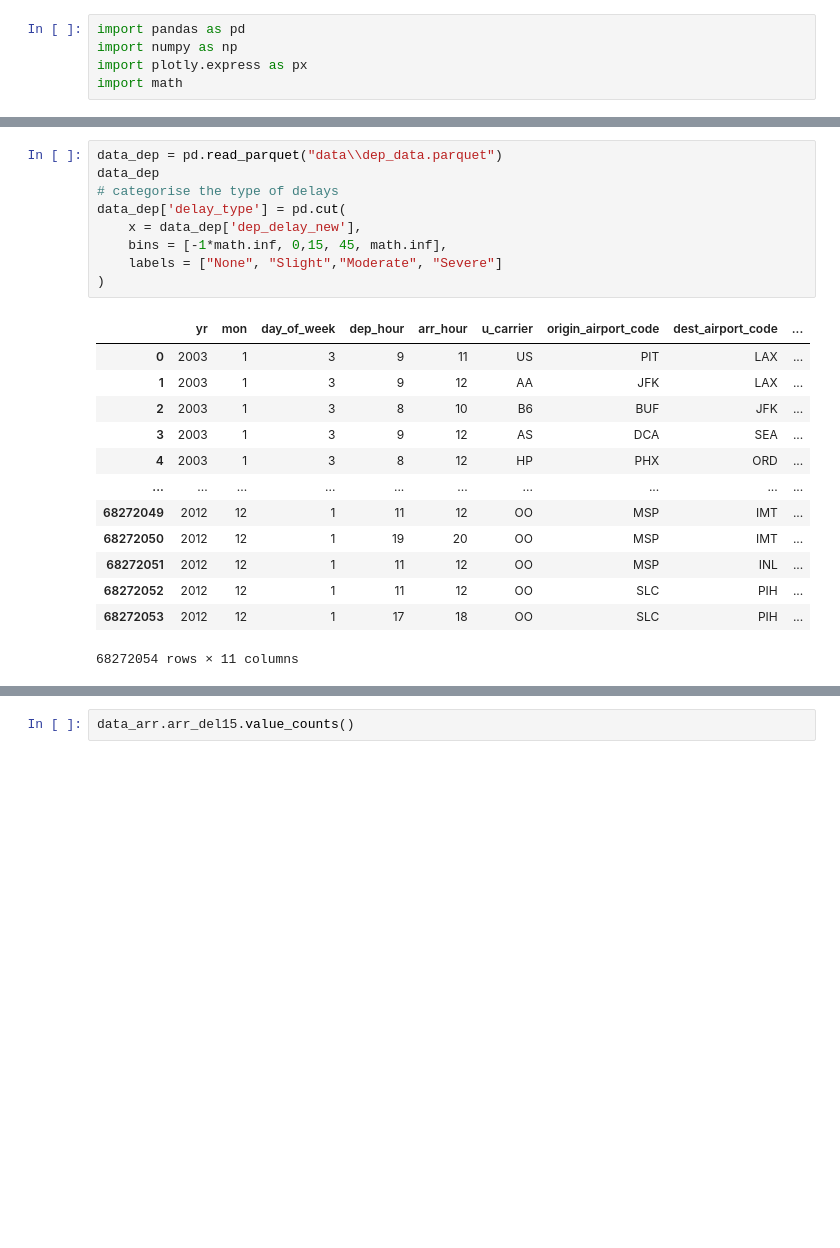
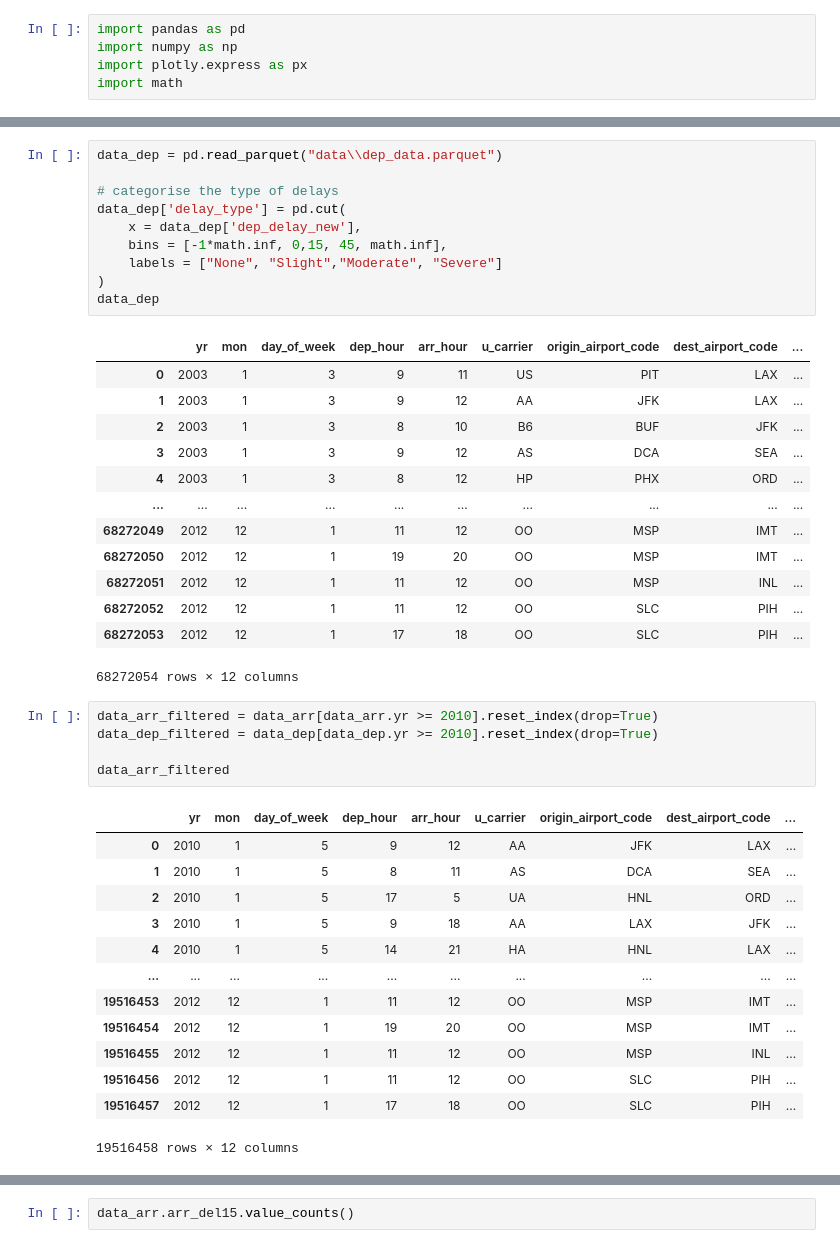
Before and after one commit to jiatongyip/delayover, a Jupyter notebook: frontend/data_prep.ipynb, the cells around one changed output, grey strips where cells are left out. Drawn from its saved outputs; the diff is of its cells as text; blank space fills up the shorter version.

Commit message:
new data groupby delay types

```diff
--- a/frontend/data_prep.ipynb
+++ b/frontend/data_prep.ipynb
@@ -30,12 +30,13 @@ data_arr['delay_type'] = pd.cut(
 # %%
 data_dep = pd.read_parquet("data\\dep_data.parquet")
-data_dep
+
 # categorise the type of delays
 data_dep['delay_type'] = pd.cut(
     x = data_dep['dep_delay_new'],
     bins = [-1*math.inf, 0,15, 45, math.inf],
     labels = ["None", "Slight","Moderate", "Severe"]
 )
+data_dep
 # %% [output]
 |  | yr | mon | day_of_week | dep_hour | arr_hour | u_carrier | origin_airport_code | dest_airport_code | ... |
 | 0 | 2003 | 1 | 3 | 9 | 11 | US | PIT | LAX | ... |
@@ -49,4 +50,23 @@ data_dep['delay_type'] = pd.cut(
 | 68272051 | 2012 | 12 | 1 | 11 | 12 | OO | MSP | INL | ... |
 | 68272052 | 2012 | 12 | 1 | 11 | 12 | OO | SLC | PIH | ... |
 | 68272053 | 2012 | 12 | 1 | 17 | 18 | OO | SLC | PIH | ... |
-68272054 rows × 11 columns
+68272054 rows × 12 columns
+# %%
+data_arr_filtered = data_arr[data_arr.yr >= 2010].reset_index(drop=True)
+data_dep_filtered = data_dep[data_dep.yr >= 2010].reset_index(drop=True)
+
+data_arr_filtered
+# %% [output]
+|  | yr | mon | day_of_week | dep_hour | arr_hour | u_carrier | origin_airport_code | dest_airport_code | ... |
+| 0 | 2010 | 1 | 5 | 9 | 12 | AA | JFK | LAX | ... |
+| 1 | 2010 | 1 | 5 | 8 | 11 | AS | DCA | SEA | ... |
+| 2 | 2010 | 1 | 5 | 17 | 5 | UA | HNL | ORD | ... |
+| 3 | 2010 | 1 | 5 | 9 | 18 | AA | LAX | JFK | ... |
+| 4 | 2010 | 1 | 5 | 14 | 21 | HA | HNL | LAX | ... |
+| ... | ... | ... | ... | ... | ... | ... | ... | ... | ... |
+| 19516453 | 2012 | 12 | 1 | 11 | 12 | OO | MSP | IMT | ... |
+| 19516454 | 2012 | 12 | 1 | 19 | 20 | OO | MSP | IMT | ... |
+| 19516455 | 2012 | 12 | 1 | 11 | 12 | OO | MSP | INL | ... |
+| 19516456 | 2012 | 12 | 1 | 11 | 12 | OO | SLC | PIH | ... |
+| 19516457 | 2012 | 12 | 1 | 17 | 18 | OO | SLC | PIH | ... |
+19516458 rows × 12 columns
```
Also changed, not shown: parts of 15 cells of this notebook, 8 other files.
